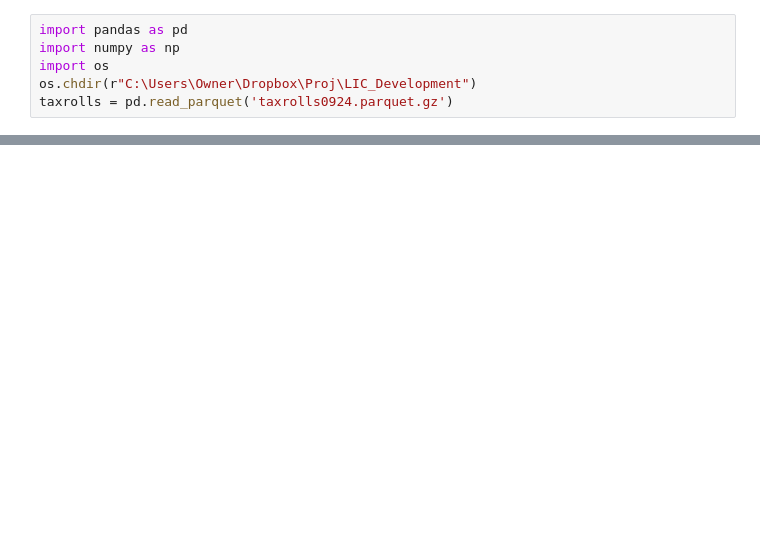
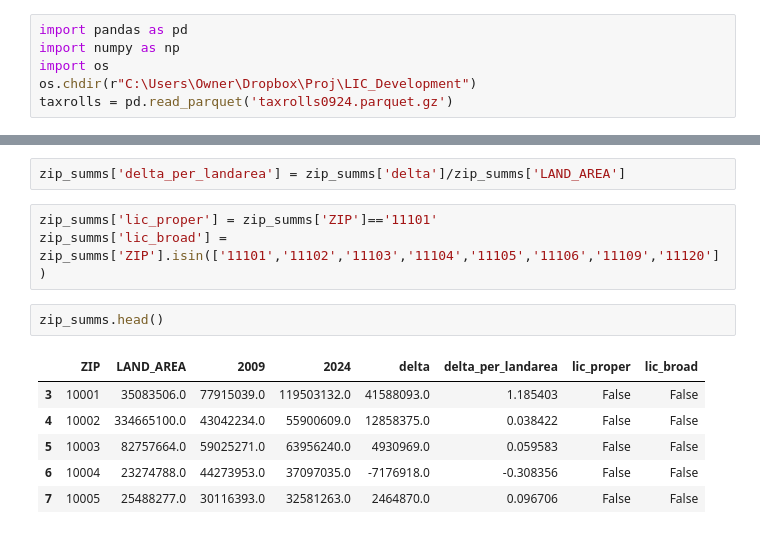
Before and after one commit to rdisalv2/LIC, a Jupyter notebook: 1-LIC-Development-Report.ipynb, the cells around one changed output, grey strips where cells are left out. Cells and saved outputs as stored; diff of their text form; blank space fills up the shorter version.

```diff
--- a/1-LIC-Development-Report.ipynb
+++ b/1-LIC-Development-Report.ipynb
@@ -15,0 +111,14 @@ taxrolls.head()
+# %%
+zip_summs['delta_per_landarea'] = zip_summs['delta']/zip_summs['LAND_AREA']
+# %%
+zip_summs['lic_proper'] = zip_summs['ZIP']=='11101'
+zip_summs['lic_broad'] = zip_summs['ZIP'].isin(['11101','11102','11103','11104','11105','11106','11109','11120'])
+# %%
+zip_summs.head()
+# %% [output]
+|  | ZIP | LAND_AREA | 2009 | 2024 | delta | delta_per_landarea | lic_proper | lic_broad |
+| 3 | 10001 | 35083506.0 | 77915039.0 | 119503132.0 | 41588093.0 | 1.185403 | False | False |
+| 4 | 10002 | 334665100.0 | 43042234.0 | 55900609.0 | 12858375.0 | 0.038422 | False | False |
+| 5 | 10003 | 82757664.0 | 59025271.0 | 63956240.0 | 4930969.0 | 0.059583 | False | False |
+| 6 | 10004 | 23274788.0 | 44273953.0 | 37097035.0 | -7176918.0 | -0.308356 | False | False |
+| 7 | 10005 | 25488277.0 | 30116393.0 | 32581263.0 | 2464870.0 | 0.096706 | False | False |
```
Also changed, not shown: parts of 20 cells of this notebook, 1 other file.
